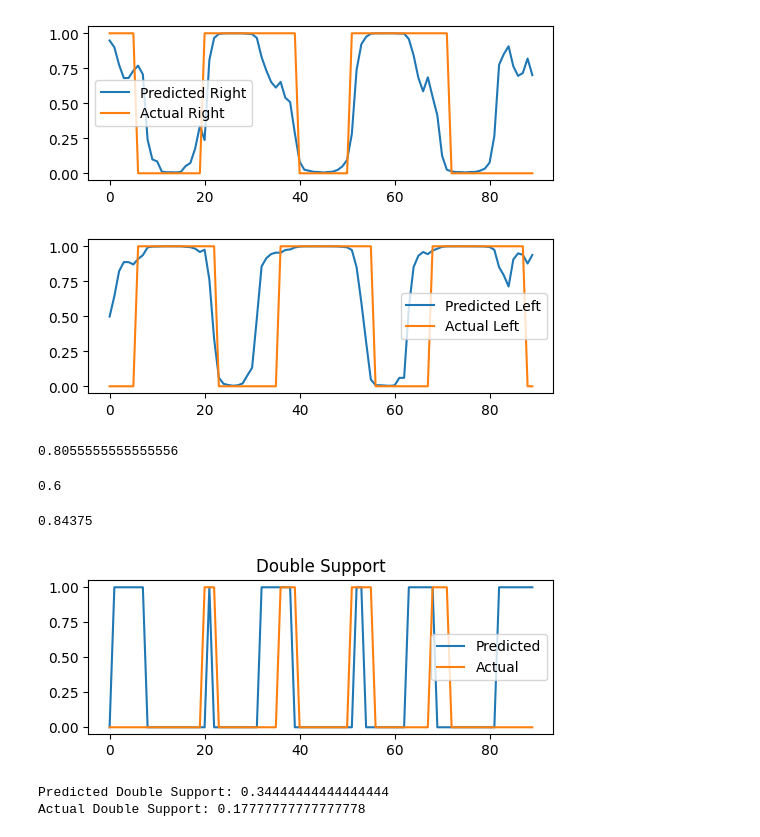
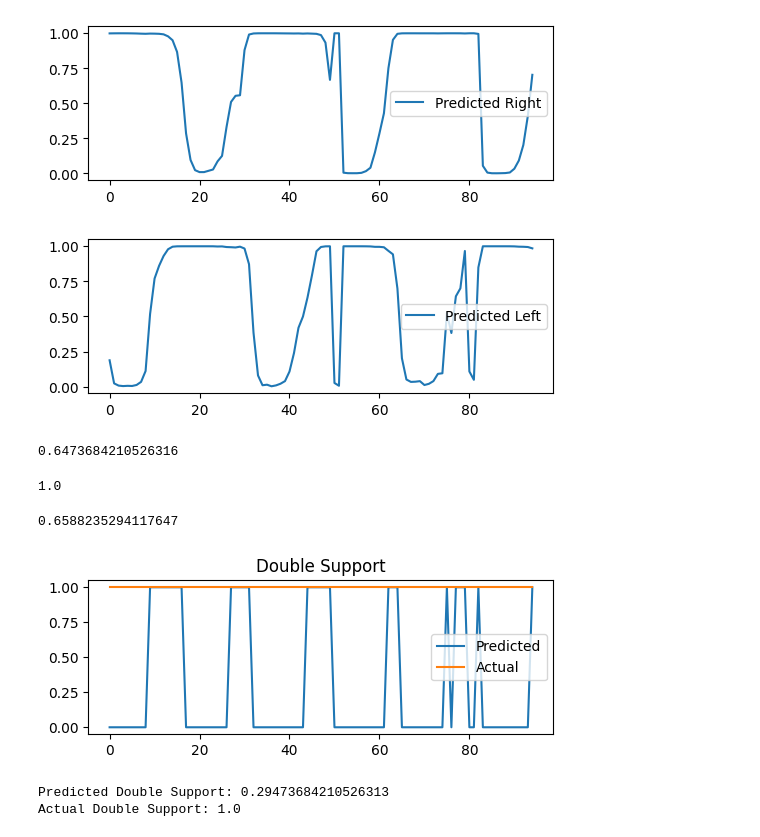
Before and after one commit to LucasEmcken/DLGaitAssessment, a Jupyter notebook: nn.ipynb, the cells around one changed output. Saved outputs shown, nothing was run; the diff lists cells and outputs as text; code cells hidden in the pictures.

Commit message:
lots of data and analysis

```diff
--- a/nn.ipynb
+++ b/nn.ipynb
@@ -10,7 +10,7 @@ import torch.optim as optim
 from torch.utils.data import DataLoader, TensorDataset
 # %%
 #load data
-data = pd.read_csv('train/demo_walk_9_train.csv', index_col=0)
+data = pd.read_csv('train/combined.csv', index_col=0)
 
 X = data.drop(['right_touch', 'left_touch'], axis=1)
 y = data[['right_touch', 'left_touch']]
@@ -18,7 +18,7 @@ y = data[['right_touch', 'left_touch']]
 X_train = X
 y_train = y
 
-data = pd.read_csv('train/demo_walk_8_train.csv', index_col=0)
+data = pd.read_csv('wip/demo_walk_19_train.csv', index_col=0)
 
 X = data.drop(['right_touch', 'left_touch'], axis=1)
 y = data[['right_touch', 'left_touch']]
@@ -131,23 +127,23 @@ Train Loss: 0.1275
 # %%
 #predict on full set
 X_full = torch.tensor(X_test.values, dtype=torch.float32)
 X_full_outputs = model(X_full)
 X_np = X_full_outputs.detach().numpy()
 
 #plot output
 plt.figure(figsize=(6, 2))
 plt.plot(X_np[:, 0], label='Predicted Right')
-plt.plot(y.right_touch, label='Actual Right')
+# plt.plot(y.right_touch, label='Actual Right')
 plt.legend()
 
 plt.figure(figsize=(6, 2))
 plt.plot(X_np[:, 1], label='Predicted Left')
-plt.plot(y.left_touch, label='Actual Left')
+# plt.plot(y.left_touch, label='Actual Left')
 plt.legend()
 plt.show()
 # %% [output]
-[figure, old version]
+[figure, new version]
-[figure, old version]
+[figure, new version]
 # %%
 #get accuracy on test set
 y_pred = np.round(X_np)
@@ -156,13 +152,13 @@ y_actual = y_test.values
 # print(y_actual)
 print(np.sum(y_pred == y_actual) / y_actual.size)
 # %% [output]
-0.8055555555555556
+0.6473684210526316
 # %%
 #get baseline accuracy
 y_baseline = np.ones(y_actual.shape)
 print(np.sum(y_baseline == y_actual) / y_actual.size)
 # %% [output]
-0.6
+1.0
 # %%
 #cut the last 10 frames
 y_pred = np.round(X_np[:-10])
@@ -171,7 +167,7 @@ y_actual = y_test.values[:-10]
 # print(y_actual)
 print(np.sum(y_pred == y_actual) / y_actual.size)
 # %% [output]
-0.84375
+0.6588235294117647
 # %%
 #round predictions
 X_full_outputs_round = torch.round(X_full_outputs)
@@ -199,14 +195,14 @@ plt.legend()
 plt.title('Double Support')
 plt.show()
 # %% [output]
-[figure, old version]
+[figure, new version]
 # %%
 #calculate percentege of 1s in predictions
 print('Predicted Double Support:', sum(ds)/len(ds))
 print('Actual Double Support:', sum(ds_true)/len(ds_true))
 # %% [output]
-Predicted Double Support: 0.34444444444444444
-Actual Double Support: 0.17777777777777778
+Predicted Double Support: 0.29473684210526313
+Actual Double Support: 1.0
 # %%
 import joblib
 
```
Also changed, not shown: parts of 18 cells of this notebook, 26 other files.
